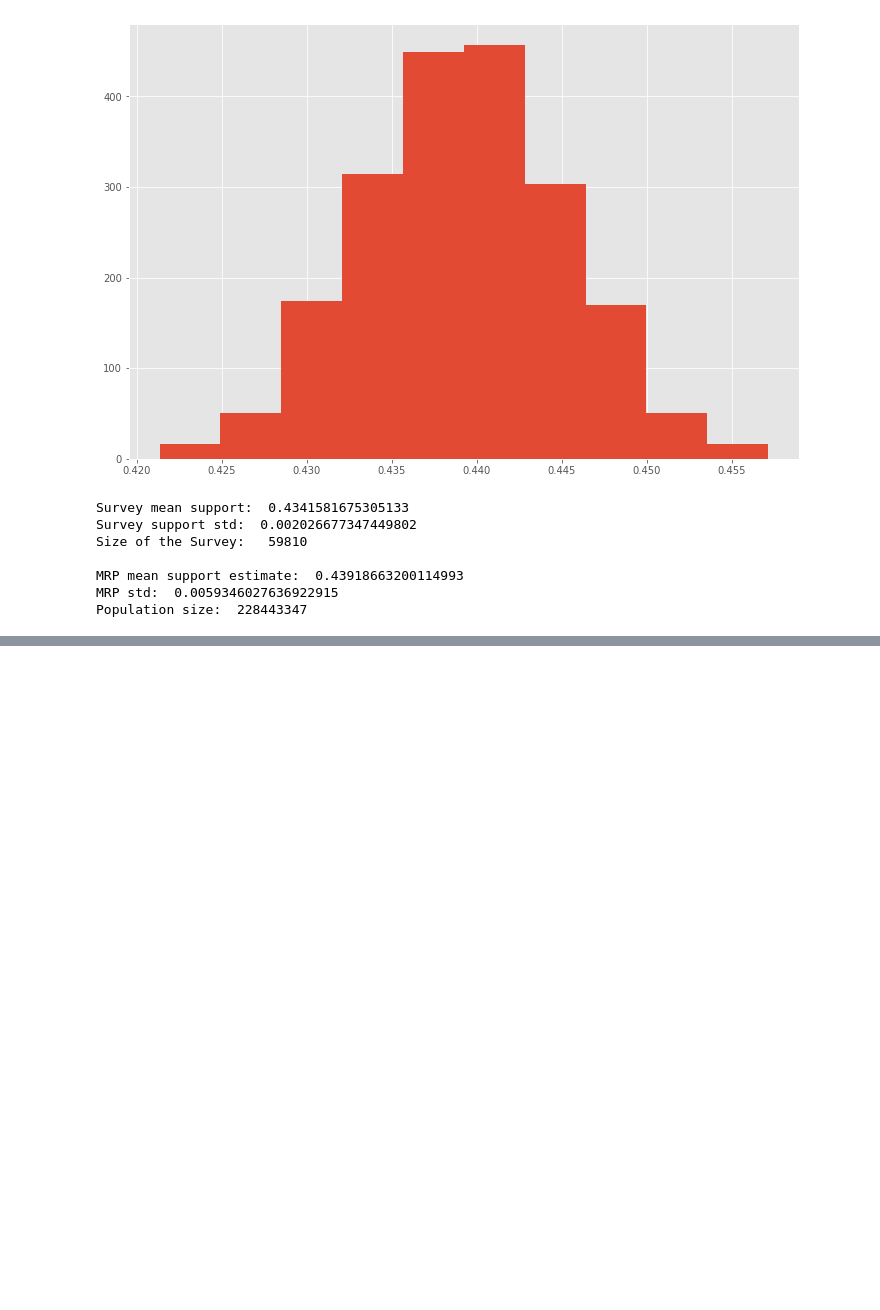
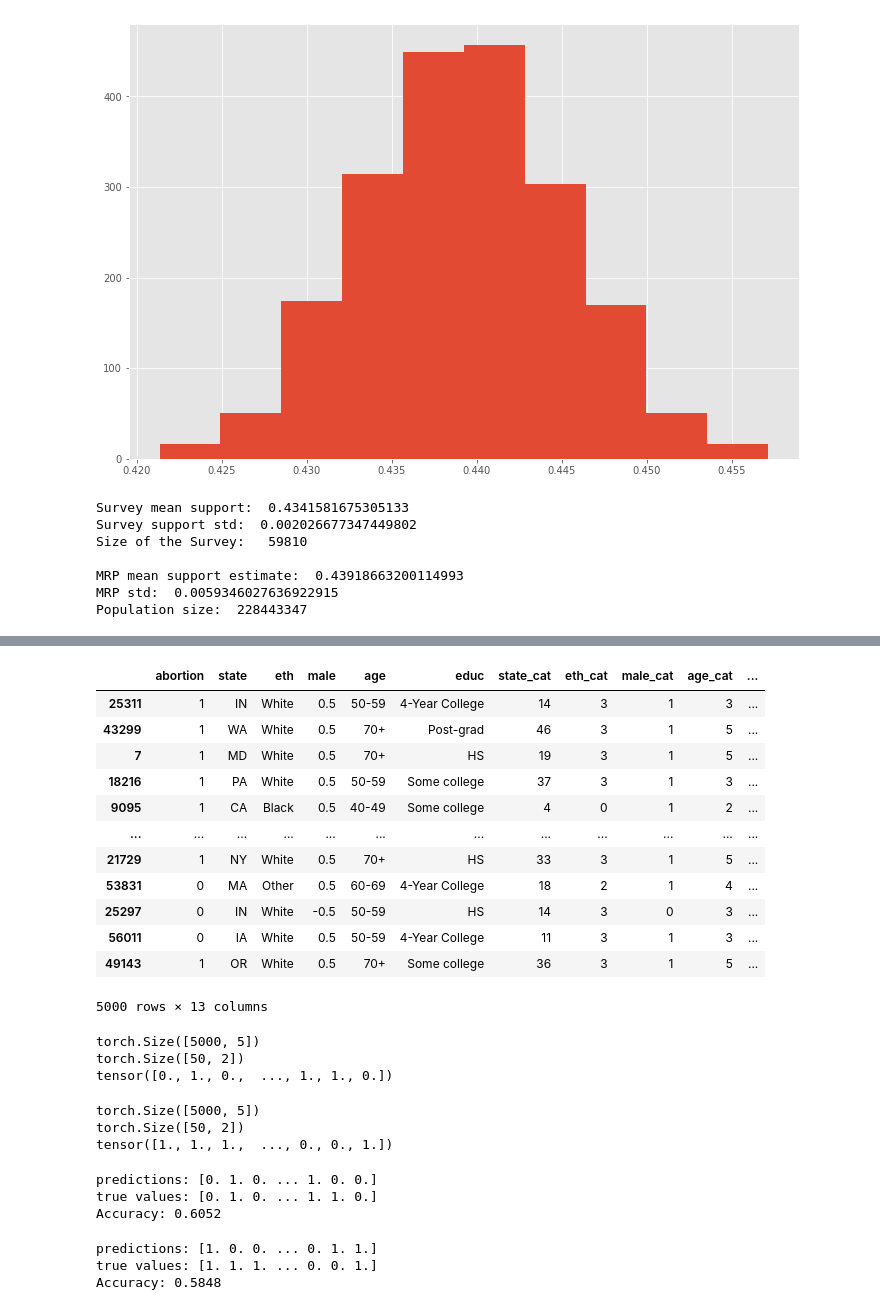
Before and after one commit to JakubReha/misterP, a Jupyter notebook: model.ipynb, the cells around one changed output, grey strips where cells are left out. Cells and saved outputs as stored; diff of their text form; code cells hidden in the pictures; blank space fills up the shorter version.

```diff
--- a/model.ipynb
+++ b/model.ipynb
@@ -498,0 +533,46 @@ fig.show()
+# %%
+df_3 = df.merge(states,left_on = "state", right_on = "states")
+df_3 = df_3.drop("states", axis = 1)
+weights = (5*df_3.rep_sup + (df_3.age=="18-29")*0.5 + (df_3.age=="30-39")*1 +(df_3.age=="40-49")*2 + (df_3.age=="50-59")*4 + (df_3.age=="60-69")*6 + (df_3.age=="70+")*8 + (df_3.male==0.5)*20 +(df_3.eth=="White")*1.05)
+biased_sample = df_3.sample(5000, random_state=1, weights = weights)
+biased_sample
+# %% [output]
+|  | abortion | state | eth | male | age | educ | state_cat | eth_cat | male_cat | age_cat | ... |
+| 25311 | 1 | IN | White | 0.5 | 50-59 | 4-Year College | 14 | 3 | 1 | 3 | ... |
+| 43299 | 1 | WA | White | 0.5 | 70+ | Post-grad | 46 | 3 | 1 | 5 | ... |
+| 7 | 1 | MD | White | 0.5 | 70+ | HS | 19 | 3 | 1 | 5 | ... |
+| 18216 | 1 | PA | White | 0.5 | 50-59 | Some college | 37 | 3 | 1 | 3 | ... |
+| 9095 | 1 | CA | Black | 0.5 | 40-49 | Some college | 4 | 0 | 1 | 2 | ... |
+| ... | ... | ... | ... | ... | ... | ... | ... | ... | ... | ... | ... |
+| 21729 | 1 | NY | White | 0.5 | 70+ | HS | 33 | 3 | 1 | 5 | ... |
+| 53831 | 0 | MA | Other | 0.5 | 60-69 | 4-Year College | 18 | 2 | 1 | 4 | ... |
+| 25297 | 0 | IN | White | -0.5 | 50-59 | HS | 14 | 3 | 0 | 3 | ... |
+| 56011 | 0 | IA | White | 0.5 | 50-59 | 4-Year College | 11 | 3 | 1 | 3 | ... |
+| 49143 | 1 | OR | White | 0.5 | 70+ | Some college | 36 | 3 | 1 | 5 | ... |
+5000 rows × 13 columns
+# %%
+mat_small = small_sample.iloc[:,6:11].values
+X_small = mat_small
+X_small = torch.tensor(X_small).float()
+y_small = small_sample.iloc[:,0].values
+y_small = torch.tensor(y_small).float()
+print(X_small.shape)
+print(states_x.shape)
+print(y_small)
+# %% [output]
+torch.Size([5000, 5])
+torch.Size([50, 2])
+tensor([0., 1., 0.,  ..., 1., 1., 0.])
+# %%
+mat_biased = biased_sample.iloc[:,6:11].values
+X_biased = mat_biased
+X_biased = torch.tensor(X_biased).float()
+y_biased = biased_sample.iloc[:,0].values
+y_biased = torch.tensor(y_biased).float()
+print(X_biased.shape)
+print(states_x.shape)
+print(y_biased)
+# %% [output]
+torch.Size([5000, 5])
+torch.Size([50, 2])
+tensor([1., 1., 1.,  ..., 0., 0., 1.])
@@ -498,0 +592,12 @@ fig.show()
+# %%
+compute_accuracy(samples_small,X_small,y_small,states_x)
+# %% [output]
+predictions: [0. 1. 0. ... 1. 0. 0.]
+true values: [0. 1. 0. ... 1. 1. 0.]
+Accuracy: 0.6052
+# %%
+compute_accuracy(samples_biased,X_biased,y_biased,states_x)
+# %% [output]
+predictions: [1. 0. 0. ... 0. 1. 1.]
+true values: [1. 1. 1. ... 0. 0. 1.]
+Accuracy: 0.5848
```
Also changed, not shown: parts of 29 cells of this notebook, 2 other files.
